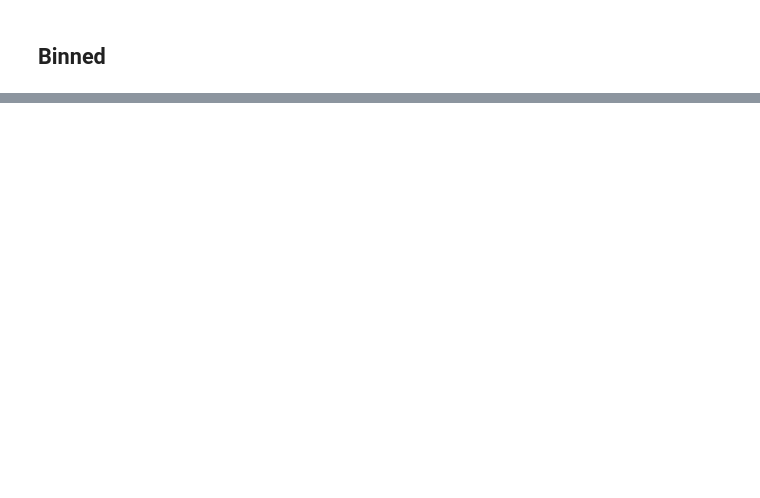
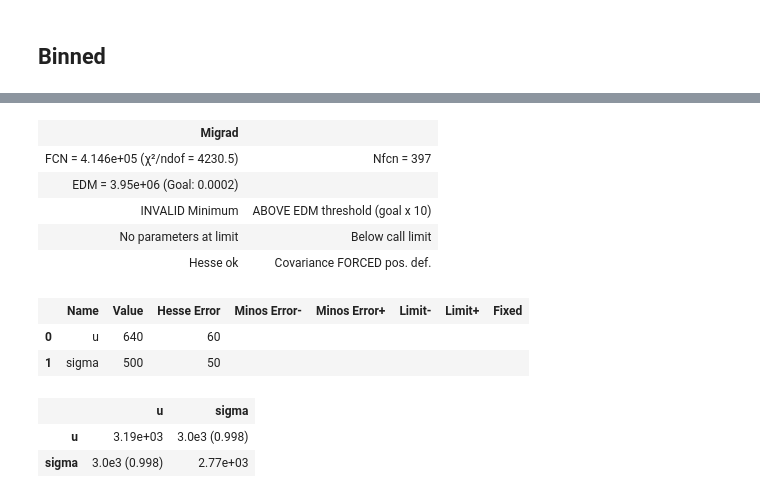
Before and after one commit to Yehan-Edirisinghe/Labo_cal, a Jupyter notebook: lecture_12/es2.ipynb, the cells around one changed output, grey strips where cells are left out. Cells and saved outputs as stored; diff of their text form; code cells hidden in the pictures; blank space fills up the shorter version.

```diff
--- a/lecture_12/es2.ipynb
+++ b/lecture_12/es2.ipynb
@@ -87,2 +116,6 @@ plt.show()
 # %% [markdown]
 <h2>Binned
+# %%
+bin_data, bin_edges, patches = plt.hist(data,bins=100)
+plt.step(bin_edges[1:], bin_data)
+plt.show()
@@ -88,0 +124,19 @@ plt.show()
+# %%
+cost = ExtendedBinnedNLL(bin_data,bin_edges,func)
+my_minuit = Minuit(cost,u=0,sigma=1)
+my_minuit.migrad()
+my_minuit.hesse()
+display(my_minuit)
+# %% [output]
+| Migrad |  |
+| FCN = 4.146e+05 (χ²/ndof = 4230.5) | Nfcn = 397 |
+| EDM = 3.95e+06 (Goal: 0.0002) |  |
+| INVALID Minimum | ABOVE EDM threshold (goal x 10) |
+| No parameters at limit | Below call limit |
+| Hesse ok | Covariance FORCED pos. def. |
+|  | Name | Value | Hesse Error | Minos Error- | Minos Error+ | Limit- | Limit+ | Fixed |
+| 0 | u | 640 | 60 |  |  |  |  |  |
+| 1 | sigma | 500 | 50 |  |  |  |  |  |
+|  | u | sigma |
+| u | 3.19e+03 | 3.0e3 (0.998) |
+| sigma | 3.0e3 (0.998) | 2.77e+03 |
```
Also changed, not shown: parts of 11 cells of this notebook, 2 other files.
